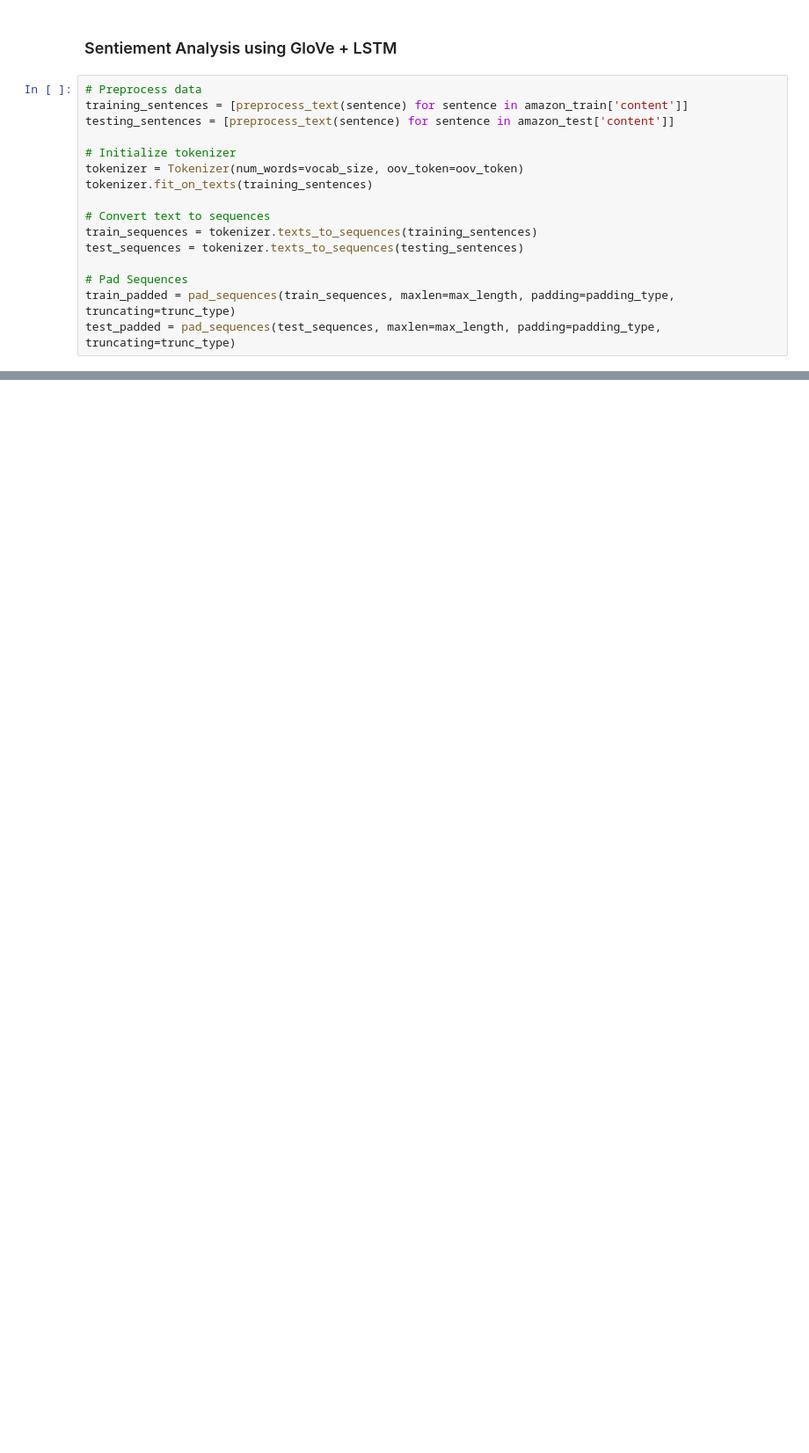
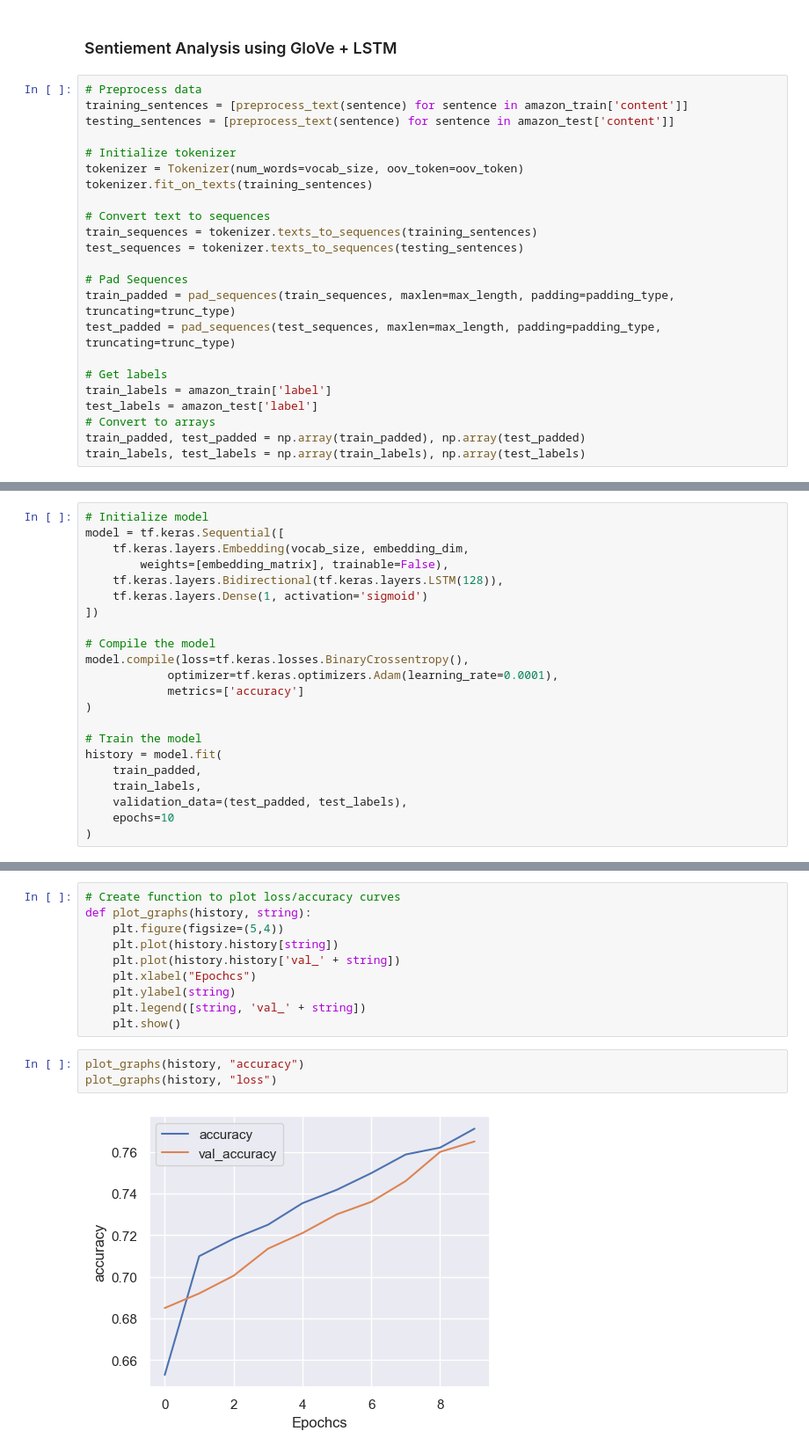
Before and after one commit to aayushsahu3010/Sentiment-distelbert, a Jupyter notebook: notebooks/amazon_polarity.ipynb, the cells around one changed output, grey strips where cells are left out. Shown at 88% size. Drawn from its saved outputs; the diff is of its cells as text; blank space fills up the shorter version.

Commit message:
completed model training

```diff
--- a/notebooks/amazon_polarity.ipynb
+++ b/notebooks/amazon_polarity.ipynb
@@ -206,3 +243,10 @@ test_sequences = tokenizer.texts_to_sequences(testing_sentences)
 # Pad Sequences
 train_padded = pad_sequences(train_sequences, maxlen=max_length, padding=padding_type, truncating=trunc_type)
 test_padded = pad_sequences(test_sequences, maxlen=max_length, padding=padding_type, truncating=trunc_type)
+
+# Get labels
+train_labels = amazon_train['label']
+test_labels = amazon_test['label']
+# Convert to arrays
+train_padded, test_padded = np.array(train_padded), np.array(test_padded)
+train_labels, test_labels = np.array(train_labels), np.array(test_labels)
@@ -208,0 +277,22 @@ test_padded = pad_sequences(test_sequences, maxlen=max_length, padding=padding_t
+# %%
+# Initialize model
+model = tf.keras.Sequential([
+    tf.keras.layers.Embedding(vocab_size, embedding_dim,
+        weights=[embedding_matrix], trainable=False),
+    tf.keras.layers.Bidirectional(tf.keras.layers.LSTM(128)),
+    tf.keras.layers.Dense(1, activation='sigmoid')
+])
+
+# Compile the model
+model.compile(loss=tf.keras.losses.BinaryCrossentropy(),
+            optimizer=tf.keras.optimizers.Adam(learning_rate=0.0001),
+            metrics=['accuracy']
+)
+
+# Train the model
+history = model.fit(
+    train_padded,
+    train_labels,
+    validation_data=(test_padded, test_labels),
+    epochs=10
+)
@@ -208,0 +335,15 @@ test_padded = pad_sequences(test_sequences, maxlen=max_length, padding=padding_t
+# %%
+# Create function to plot loss/accuracy curves
+def plot_graphs(history, string):
+	plt.figure(figsize=(5,4))
+	plt.plot(history.history[string])
+	plt.plot(history.history['val_' + string])
+	plt.xlabel("Epochcs")
+	plt.ylabel(string)
+	plt.legend([string, 'val_' + string])
+	plt.show()
+# %%
+plot_graphs(history, "accuracy")
+plot_graphs(history, "loss")
+# %% [output]
+[figure, added]
```
Also changed, not shown: parts of 39 cells of this notebook, 4 other files.
